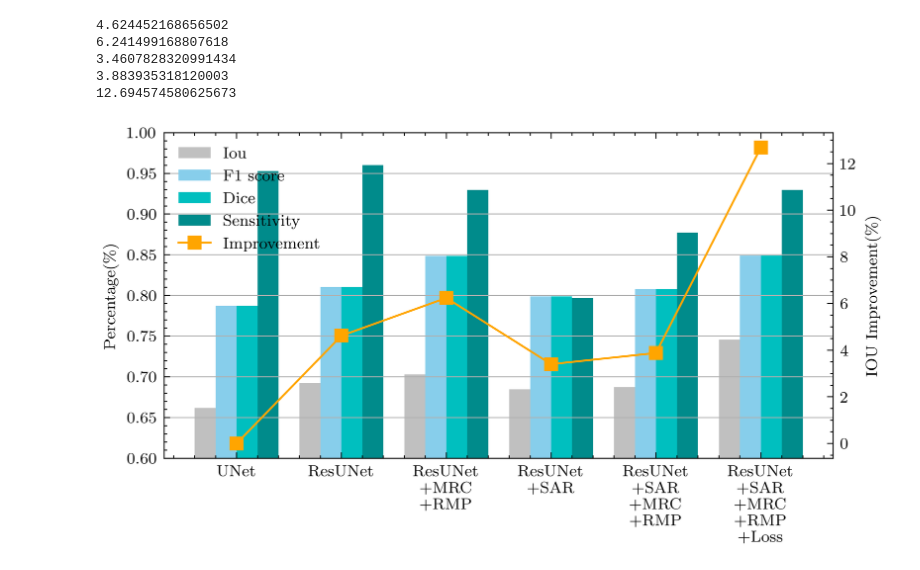
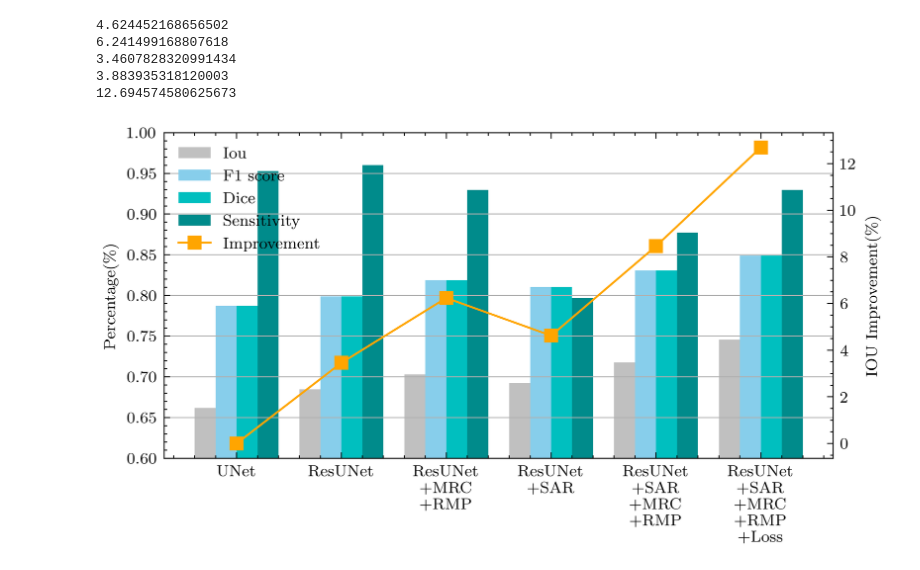
Before and after one commit to lifuguan/paper, a Jupyter notebook: plotting.ipynb, the cells around one changed output. Drawn from its saved outputs; the diff is of its cells as text; code cells hidden in the pictures.

```diff
--- a/plotting.ipynb
+++ b/plotting.ipynb
@@ -58,32 +58,32 @@ print((0.7457 - 0.6617) / 0.6617 * 100)
 12.694574580625673
 # %%
 with plt.style.context(['ieee', 'science']):
-    dice_means, dice_std = (0.7874, 0.8105, 0.8485, 0.7988, 0.8076, 0.8489), (0.01, 0.01, 0.01, 0.01, 0.01, 0.01)
-    iou_means, iou_std = (0.6617, 0.6923, 0.7030, 0.6846 , 0.6874, 0.7457), (0.01, 0.01, 0.01, 0.01, 0.01, 0.01)
-    sen_means, sen_std = (0.9528, 0.9601, 0.9295, 0.7969, 0.8772, 0.9296), (0.01, 0.01, 0.01, 0.01, 0.01, 0.01)
-    hd_means, hd_std = (5.2231, 5.0248, 4.8931, 5.1522, 5.0112, 4.3130), (0.01, 0.01, 0.01, 0.01, 0.01, 0.01)
-    improve = (0, 4.62, 6.24, 3.4, 3.88, 12.69)
+    dice_means, dice_std = (0.7874, 0.7988, 0.8185, 0.8105, 0.8307, 0.8489), (0.01, 0.01, 0.01, 0.01, 0.01, 0.01)
+    iou_means, iou_std = (0.6617  , 0.6846, 0.7030, 0.6923, 0.7177, 0.7457), (0.01, 0.01, 0.01, 0.01, 0.01, 0.01)
+    sen_means, sen_std = (0.9528  , 0.9601, 0.9295, 0.7969, 0.8772, 0.9296), (0.01, 0.01, 0.01, 0.01, 0.01, 0.01)
+    hd_means, hd_std = (5.2231    , 5.1522, 4.8931, 5.0248, 4.7641, 4.3130), (0.01, 0.01, 0.01, 0.01, 0.01, 0.01)
+    improve = [(iou - iou_means[0]) / iou_means[0] * 100 for iou in iou_means]
     names = ['UNet', 'ResUNet', 'ResUNet\n+MRC\n+RMP', 'ResUNet\n+SAR', 'ResUNet\n+SAR\n+MRC\n+RMP', 'ResUNet\n+SAR\n+MRC\n+RMP\n+Loss']
     ind = np.arange(len(dice_means))  # the x locations for the groups
     width = 0.2  # the width of the bars
     fig, ax = plt.subplots(figsize=(6, 3))
     ax.set_ylim(0.6, 1)
     rects1 = ax.bar(ind - width * 1.5,iou_means, width,  label="Iou", color="silver")
     rects2 = ax.bar(ind - width * 0.5,dice_means, width, label="F1 score", color="skyblue")
     rects3 = ax.bar(ind + width * 0.5,dice_means, width, label='Dice', color="c")
     rects4 = ax.bar(ind + width * 1.5,sen_means, width, label='Sensitivity', color="darkcyan")
     ax.set_xticks(ind)
     ax.set_xticklabels(names)
     ax.set_ylabel('Percentage(\%)')
     ax.grid(b=True, axis='y')
 
     ax2 = ax.twinx()
     rects5 = ax2.plot(improve,marker='s', label="Improvement", color="orange")
     ax2.set_xticks(ind)
     ax2.set_xticklabels(names)
     ax2.set_ylabel('IOU Improvement(\%)')
     fig.legend(loc="upper left", bbox_to_anchor=(0, 1), bbox_transform=ax.transAxes)
     plt.show()
     fig.savefig("figure/covid_comparison.pdf")
 # %% [output]
-[figure, old version]
+[figure, new version]
```
Also changed, not shown: 4 other files.
